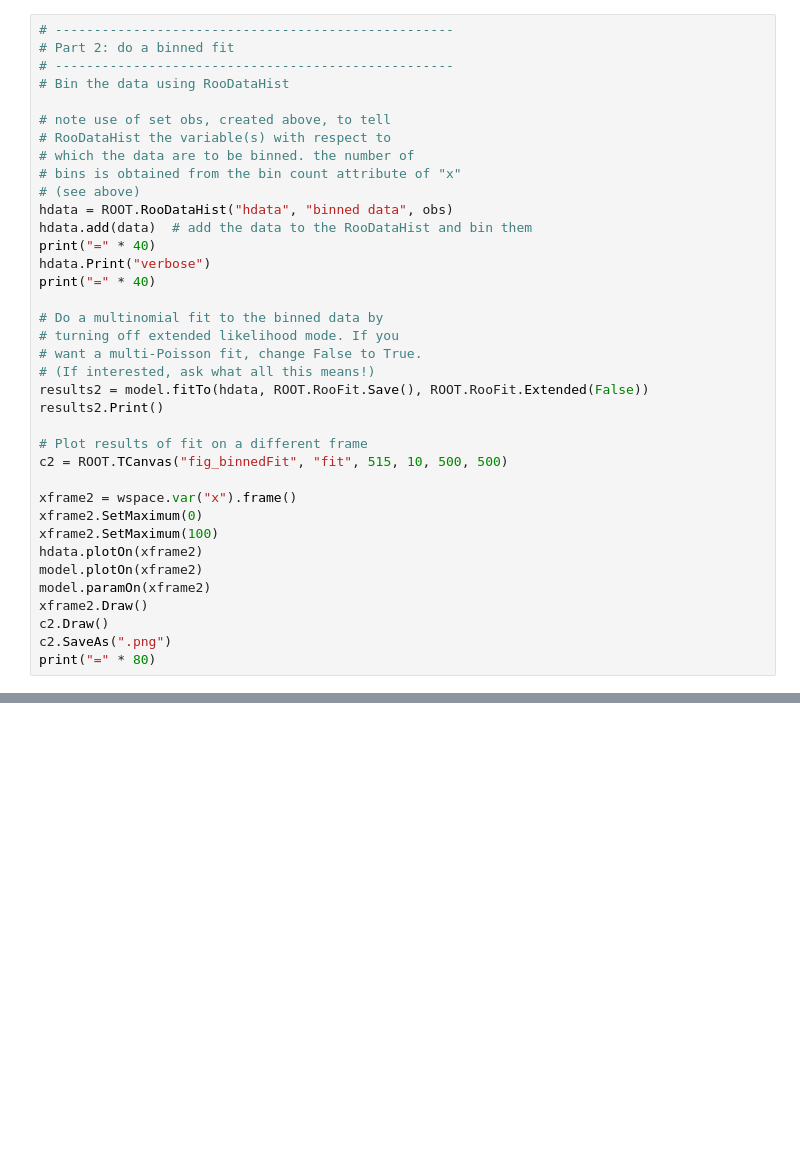
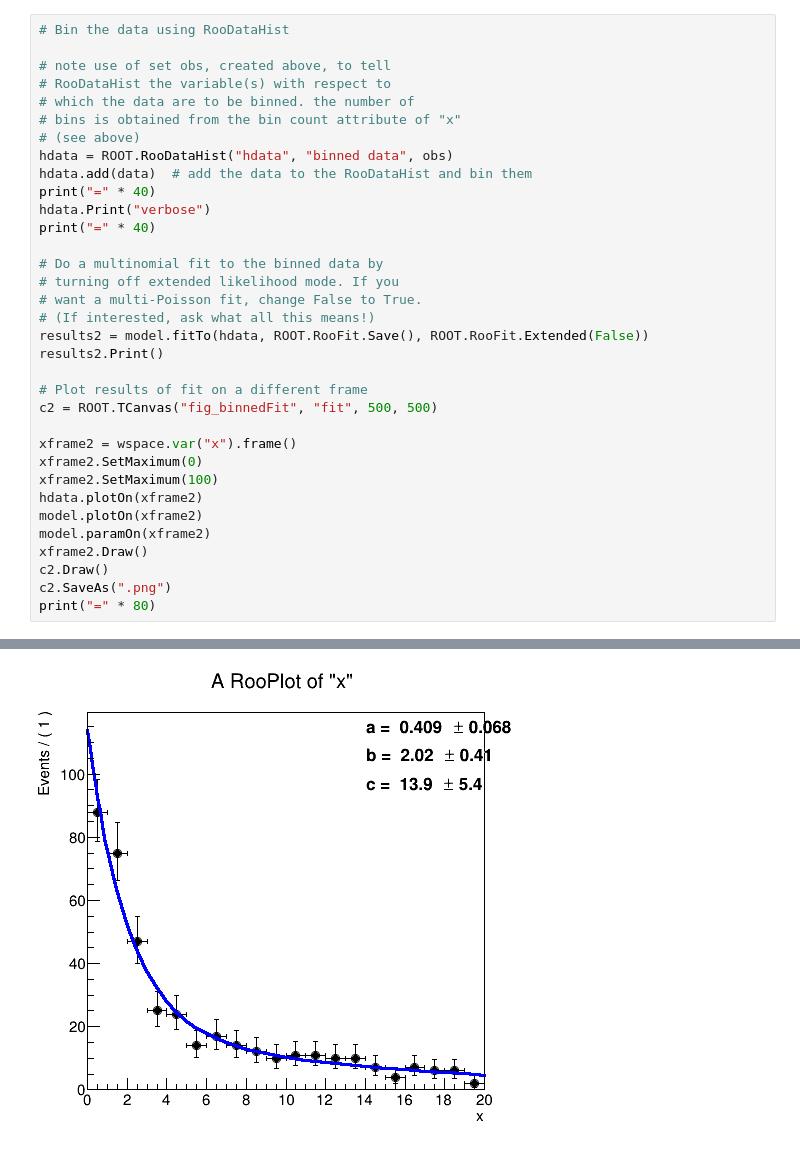
Before and after one commit to FNALLPC/statistics-das, a Jupyter notebook: 0/exercise_0.ipynb, the cells around one changed output, grey strips where cells are left out. Cells and saved outputs as stored; diff of their text form; blank space fills up the shorter version.

```diff
--- a/0/exercise_0.ipynb
+++ b/0/exercise_0.ipynb
@@ -220,7 +275,4 @@ c1.SaveAs(".png")
 # %%
-# ---------------------------------------------------
-# Part 2: do a binned fit
-# ---------------------------------------------------
 # Bin the data using RooDataHist
 
 # note use of set obs, created above, to tell
@@ -242,7 +294,7 @@ results2 = model.fitTo(hdata, ROOT.RooFit.Save(), ROOT.RooFit.Extended(False))
 results2.Print()
 
 # Plot results of fit on a different frame
-c2 = ROOT.TCanvas("fig_binnedFit", "fit", 515, 10, 500, 500)
+c2 = ROOT.TCanvas("fig_binnedFit", "fit", 500, 500)
 
 xframe2 = wspace.var("x").frame()
 xframe2.SetMaximum(0)
@@ -254,3 +306,4 @@ xframe2.Draw()
 c2.Draw()
 c2.SaveAs(".png")
 print("=" * 80)
+# %% [output]
@@ -256,0 +329 @@ print("=" * 80)
+[figure, added]
```
Also changed, not shown: parts of 20 cells of this notebook, 1 other file.
